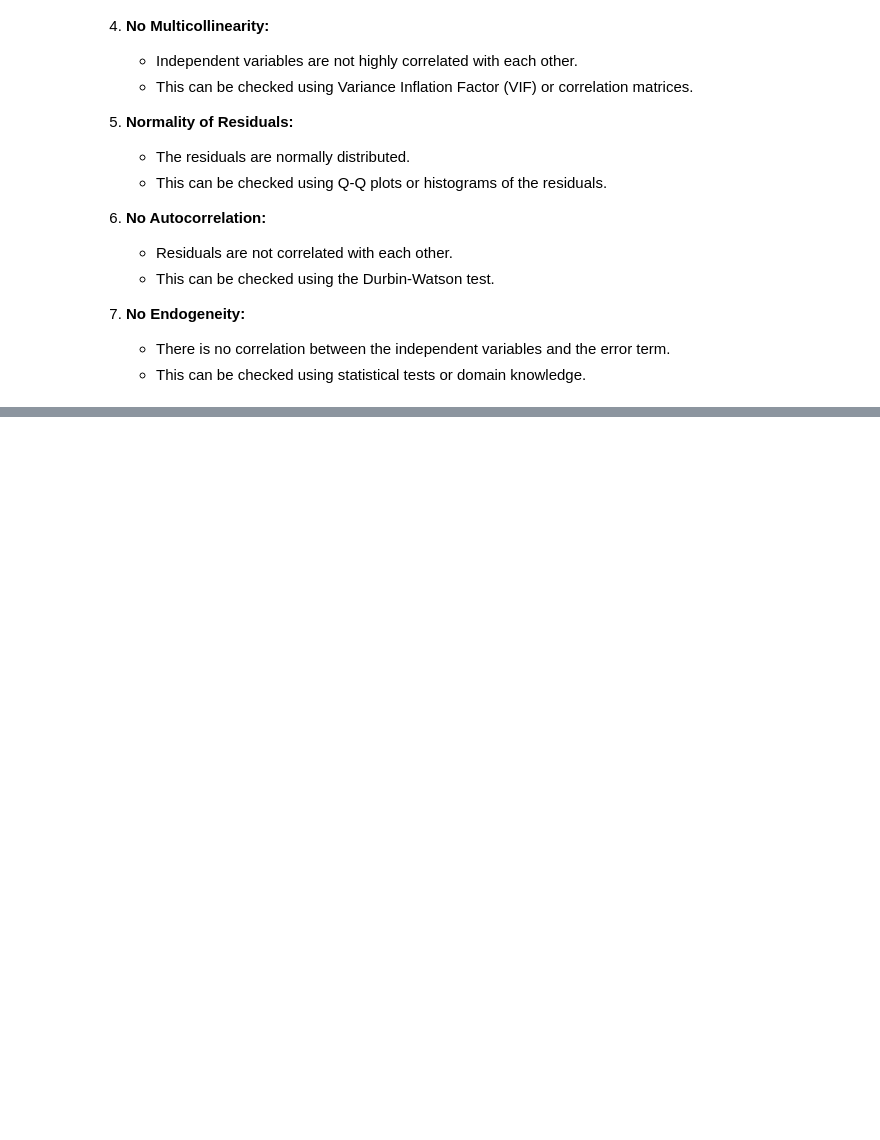
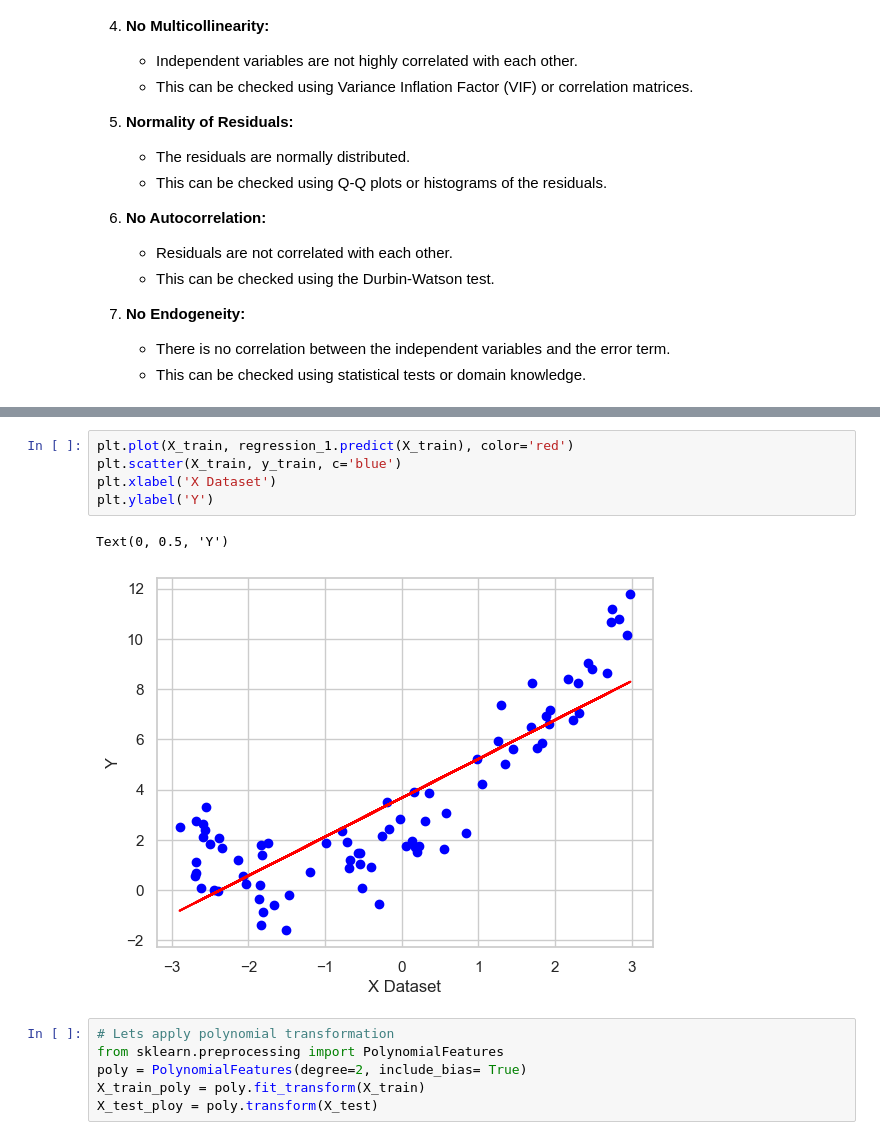
Before and after one commit to DhruTewa/Machine_Learning_Algorithm_Implementation, a Jupyter notebook: Notebooks/Linear_Regression.ipynb, the cells around one changed output, grey strips where cells are left out. Saved outputs shown, nothing was run; the diff lists cells and outputs as text; blank space fills up the shorter version.

```diff
--- a/Notebooks/Linear_Regression.ipynb
+++ b/Notebooks/Linear_Regression.ipynb
@@ -611,0 +640,14 @@ Where:
+# %%
+plt.plot(X_train, regression_1.predict(X_train), color='red')
+plt.scatter(X_train, y_train, c='blue')
+plt.xlabel('X Dataset')
+plt.ylabel('Y')
+# %% [output]
+Text(0, 0.5, 'Y')
+[figure, added]
+# %%
+# Lets apply polynomial transformation
+from sklearn.preprocessing import PolynomialFeatures
+poly = PolynomialFeatures(degree=2, include_bias= True)
+X_train_poly = poly.fit_transform(X_train)
+X_test_ploy = poly.transform(X_test)
```
Also changed, not shown: parts of 10 cells of this notebook.
